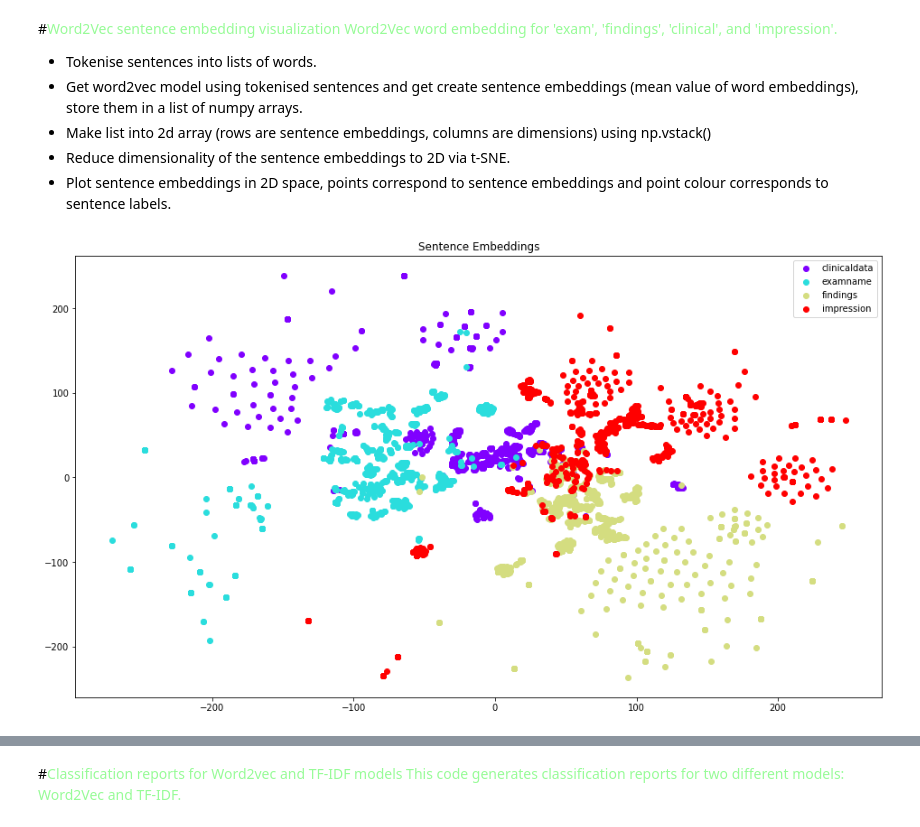
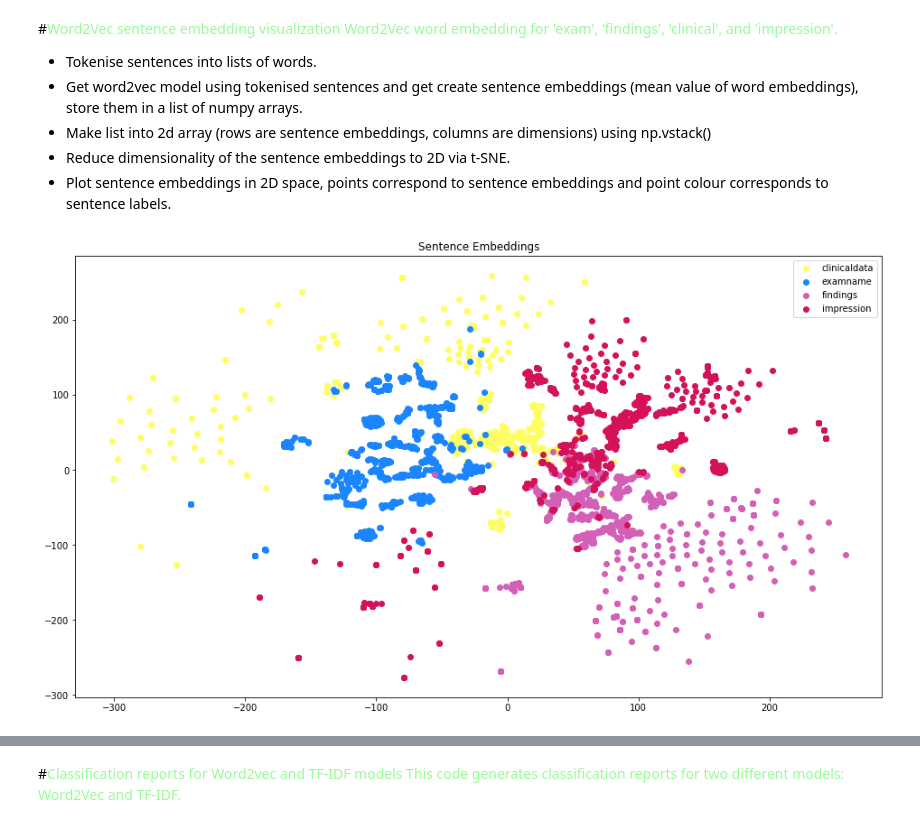
Before and after one commit to isabelklint/final_oa, a Jupyter notebook: final_oa.ipynb, the cells around one changed output, grey strips where cells are left out. Drawn from its saved outputs; the diff is of its cells as text; code cells hidden in the pictures.

```diff
--- a/final_oa.ipynb
+++ b/final_oa.ipynb
@@ -702,34 +664,45 @@ model = Word2Vec(sentences, vector_size=300, window=5, min_count=1, workers=4)
 
 # Create sentence embeddings
 sentence_embeddings = []
 labels = df_melted['label']
 for sentence, label in zip(df_melted['text'], labels):
     words = sentence.split()
     words = [word for word in words if word not in stop_words]
     word_embeddings = []
     for word in words:
         if word in model.wv.key_to_index:
             word_embeddings.append(model.wv[word])
     if word_embeddings:
         sentence_embedding = np.mean(word_embeddings, axis=0)
         sentence_embeddings.append(sentence_embedding)
 
 # Stack sentence embeddings into 2D array
 sentence_embeddings = np.vstack(sentence_embeddings)
 
 # Apply t-SNE to sentence embeddings
 tsne_model_en_2d = TSNE(perplexity=15, n_components=2, init='pca', n_iter=3500, random_state=32)
 embeddings_en_2d = tsne_model_en_2d.fit_transform(sentence_embeddings)
 
+# # Plot sentence embeddings
+# plt.figure(figsize=(16, 9))
+# labels = np.unique(df_melted['label'])
+# colors = cm.rainbow(np.linspace(0, 1, len(labels)))
+# for label, color in zip(labels, colors):
+#     indices = np.where(df_melted['label'] == label)
+#     plt.scatter(embeddings_en_2d[indices, 0], embeddings_en_2d[indices, 1], c=color, label=label)
+# plt.title('Sentence Embeddings')
+# plt.legend()
+# plt.show()
+
 # Plot sentence embeddings
 plt.figure(figsize=(16, 9))
 labels = np.unique(df_melted['label'])
-colors = cm.rainbow(np.linspace(0, 1, len(labels)))
-for label, color in zip(labels, colors):
+colours = {'findings': '#D35FB7', 'clinicaldata': '#FEFE62', 'examname': '#1A85FF', 'impression': '#D41159'}
+for label in labels:
     indices = np.where(df_melted['label'] == label)
-    plt.scatter(embeddings_en_2d[indices, 0], embeddings_en_2d[indices, 1], c=color, label=label)
+    plt.scatter(embeddings_en_2d[indices, 0], embeddings_en_2d[indices, 1], c=colours[label], label=label)
 plt.title('Sentence Embeddings')
 plt.legend()
 plt.show()
 # %% [output]
-[figure, old version]
+[figure, new version]
```
Also changed, not shown: parts of 19 cells of this notebook.
